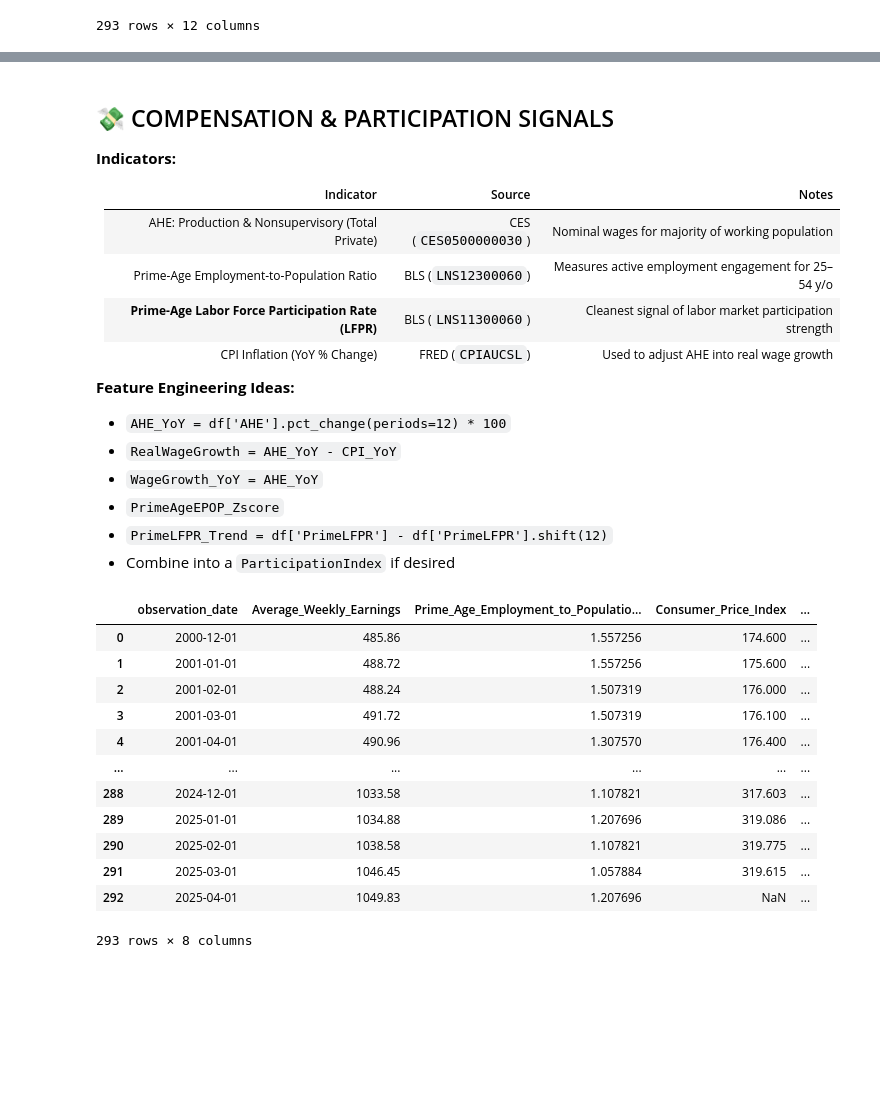
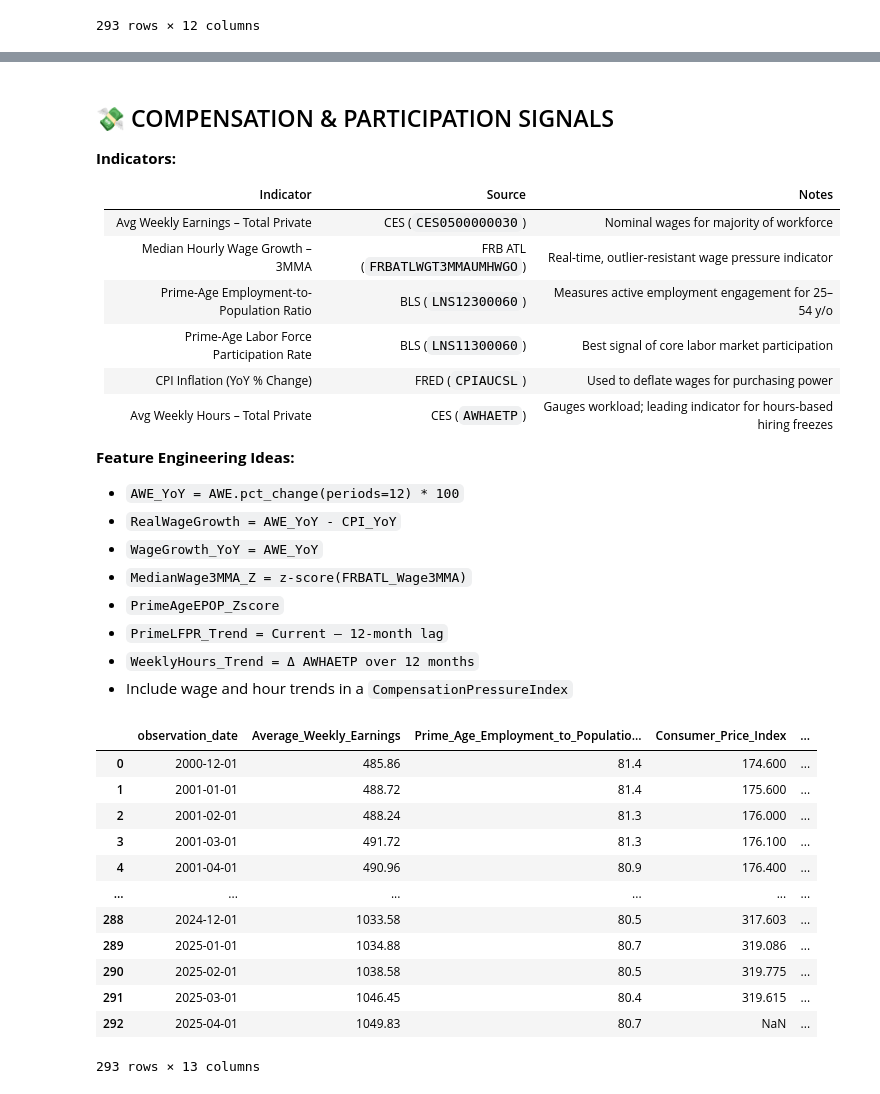
Before and after one commit to Makster04/Labor_Market_Index, a Jupyter notebook: JobMarket.ipynb, the cells around one changed output, grey strips where cells are left out. Cells and saved outputs as stored; diff of their text form; code cells hidden in the pictures; blank space fills up the shorter version.

```diff
--- a/JobMarket.ipynb
+++ b/JobMarket.ipynb
@@ -163,50 +156,62 @@ LMCM_df
 
 **Indicators:**
 
-| Indicator                                           | Source                | Notes                                                  |
-| --------------------------------------------------- | --------------------- | ------------------------------------------------------ |
-| AHE: Production & Nonsupervisory (Total Private)    | CES (`CES0500000030`) | Nominal wages for majority of working population       |
-| Prime-Age Employment-to-Population Ratio            | BLS (`LNS12300060`)   | Measures active employment engagement for 25–54 y/o    |
-| **Prime-Age Labor Force Participation Rate (LFPR)** | BLS (`LNS11300060`)   | Cleanest signal of labor market participation strength |
-| CPI Inflation (YoY % Change)                        | FRED (`CPIAUCSL`)     | Used to adjust AHE into real wage growth               |
+| Indicator                                | Source                          | Notes                                                             |
+| ---------------------------------------- | ------------------------------- | ----------------------------------------------------------------- |
+| Avg Weekly Earnings – Total Private      | CES (`CES0500000030`)           | Nominal wages for majority of workforce                           |
+| Median Hourly Wage Growth – 3MMA         | FRB ATL (`FRBATLWGT3MMAUMHWGO`) | Real-time, outlier-resistant wage pressure indicator              |
+| Prime-Age Employment-to-Population Ratio | BLS (`LNS12300060`)             | Measures active employment engagement for 25–54 y/o               |
+| Prime-Age Labor Force Participation Rate | BLS (`LNS11300060`)             | Best signal of core labor market participation                    |
+| CPI Inflation (YoY % Change)             | FRED (`CPIAUCSL`)               | Used to deflate wages for purchasing power                        |
+| Avg Weekly Hours – Total Private         | CES (`AWHAETP`)                 | Gauges workload; leading indicator for hours-based hiring freezes |
 
 **Feature Engineering Ideas:**
 
-* `AHE_YoY = df['AHE'].pct_change(periods=12) * 100`
-* `RealWageGrowth = AHE_YoY - CPI_YoY`
-* `WageGrowth_YoY = AHE_YoY`
+* `AWE_YoY = AWE.pct_change(periods=12) * 100`
+* `RealWageGrowth = AWE_YoY - CPI_YoY`
+* `WageGrowth_YoY = AWE_YoY`
+* `MedianWage3MMA_Z = z-score(FRBATL_Wage3MMA)`
 * `PrimeAgeEPOP_Zscore`
-* `PrimeLFPR_Trend = df['PrimeLFPR'] - df['PrimeLFPR'].shift(12)`
-* Combine into a `ParticipationIndex` if desired
+* `PrimeLFPR_Trend = Current – 12-month lag`
+* `WeeklyHours_Trend = Δ AWHAETP over 12 months`
+* Include wage and hour trends in a `CompensationPressureIndex`
 # %%
 CPS_df = pd.read_excel('Data/Compensation_and_Participation_Signal.xlsx')
 # FEATURE ENGINEERING
 
 ## Calculate Average_Weekly_Earning Year-to-Year
 CPS_df['AWE_YoY'] = CPS_df['Average_Weekly_Earnings'].pct_change(periods=12) * 100
 
 ## Calculate RealWageGrowth
 CPI_YoY = CPS_df['Consumer_Price_Index'].pct_change(periods=12) * 100
 CPS_df['RealWageGrowth'] = CPS_df['AWE_YoY'] - CPI_YoY
 
 ## Calculate PrimeAgeEPOP Z-score
-CPS_df["Prime_Age_Employment_to_Population_Ratio"]= (CPS_df['Prime_Age_Employment_to_Population_Ratio'] - CPS_df['Prime_Age_Employment_to_Population_Ratio'].mean()) / CPS_df['Prime_Age_Employment_to_Population_Ratio'].std()
+CPS_df["PrimeAgeEPOP_z"]= (CPS_df['Prime_Age_Employment_to_Population_Ratio'] - CPS_df['Prime_Age_Employment_to_Population_Ratio'].mean()) / CPS_df['Prime_Age_Employment_to_Population_Ratio'].std()
+
+## Calculate MedianWage3MMA Z-score
+CPS_df["MedianWage3MMA_z"]= (CPS_df['Median_Hourly_Wage_Growth_3MMA'] - CPS_df['Median_Hourly_Wage_Growth_3MMA'].mean()) / CPS_df['Median_Hourly_Wage_Growth_3MMA'].std()
+
 
 ## Calculate PrimeLFPR_Trend
 CPS_df["PrimeLFPR_Trend"]= CPS_df['Prime_Age_Labor_Force_Participation_Rate'] - CPS_df['Prime_Age_Labor_Force_Participation_Rate'].shift(12)
 
+
+## Calculate WeeklyHours_Trend
+CPS_df['WeeklyHours_Trend'] = CPS_df['Average_Weekly_Hours'] - CPS_df['Average_Weekly_Hours'].shift(12)
+
 CPS_df
 # %% [output]
 |  | observation_date | Average_Weekly_Earnings | Prime_Age_Employment_to_Populatio... | Consumer_Price_Index | ... |
-| 0 | 2000-12-01 | 485.86 | 1.557256 | 174.600 | ... |
-| 1 | 2001-01-01 | 488.72 | 1.557256 | 175.600 | ... |
-| 2 | 2001-02-01 | 488.24 | 1.507319 | 176.000 | ... |
-| 3 | 2001-03-01 | 491.72 | 1.507319 | 176.100 | ... |
-| 4 | 2001-04-01 | 490.96 | 1.307570 | 176.400 | ... |
+| 0 | 2000-12-01 | 485.86 | 81.4 | 174.600 | ... |
+| 1 | 2001-01-01 | 488.72 | 81.4 | 175.600 | ... |
+| 2 | 2001-02-01 | 488.24 | 81.3 | 176.000 | ... |
+| 3 | 2001-03-01 | 491.72 | 81.3 | 176.100 | ... |
+| 4 | 2001-04-01 | 490.96 | 80.9 | 176.400 | ... |
 | ... | ... | ... | ... | ... | ... |
-| 288 | 2024-12-01 | 1033.58 | 1.107821 | 317.603 | ... |
-| 289 | 2025-01-01 | 1034.88 | 1.207696 | 319.086 | ... |
-| 290 | 2025-02-01 | 1038.58 | 1.107821 | 319.775 | ... |
-| 291 | 2025-03-01 | 1046.45 | 1.057884 | 319.615 | ... |
-| 292 | 2025-04-01 | 1049.83 | 1.207696 | NaN | ... |
+| 288 | 2024-12-01 | 1033.58 | 80.5 | 317.603 | ... |
+| 289 | 2025-01-01 | 1034.88 | 80.7 | 319.086 | ... |
+| 290 | 2025-02-01 | 1038.58 | 80.5 | 319.775 | ... |
+| 291 | 2025-03-01 | 1046.45 | 80.4 | 319.615 | ... |
+| 292 | 2025-04-01 | 1049.83 | 80.7 | NaN | ... |
-293 rows × 8 columns
+293 rows × 13 columns
```
Also changed, not shown: parts of 31 cells of this notebook, 3 other files.
